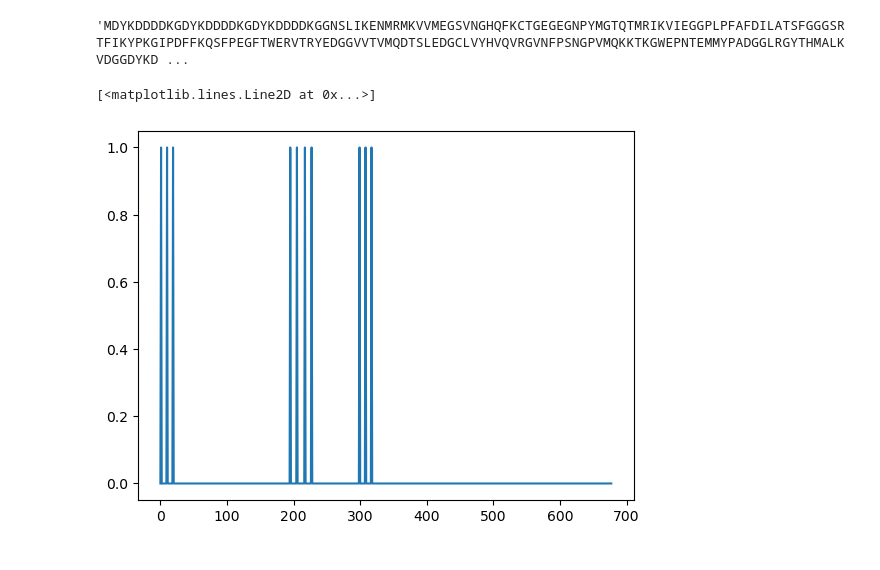
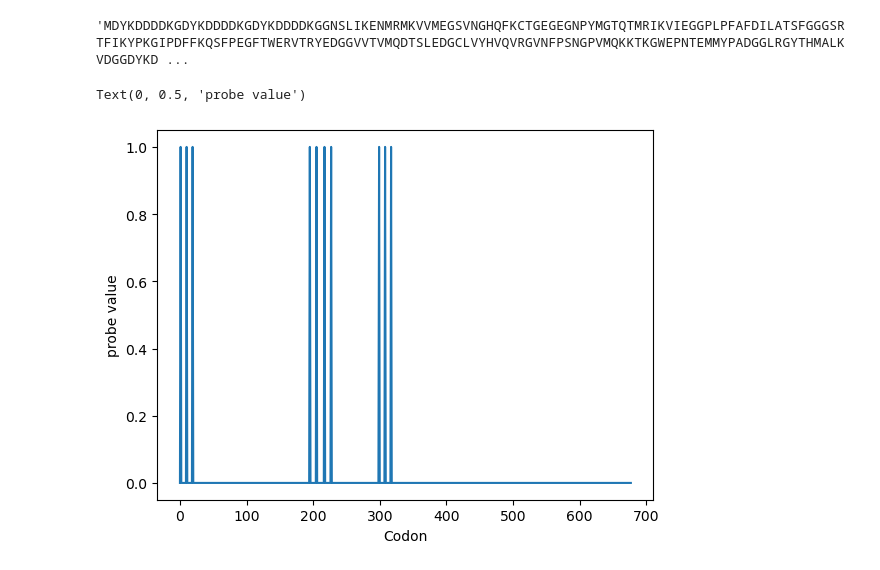
Before and after one commit to MunskyGroup/rSNAPsim, a Jupyter notebook: rsnapsim/interactive_notebooks/Example_Usage.ipynb, the cells around one changed output. Cells and saved outputs as stored; diff of their text form; code cells hidden in the pictures.

```diff
--- a/rsnapsim/interactive_notebooks/Example_Usage.ipynb
+++ b/rsnapsim/interactive_notebooks/Example_Usage.ipynb
@@ -198,9 +239,11 @@ tagged_CDS = rsnp.seqmanip.seq_to_CDS_obj(newseq)['0'][0]
 tagged_CDS.generate_3frame_tags()
 # %%
 plt.plot(tagged_CDS.probe_mat[0,:])
+plt.xlabel('Codon')
+plt.ylabel('probe value')
 # %% [output]
-[<matplotlib.lines.Line2D at 0x...>]
+Text(0, 0.5, 'probe value')
-[figure, old version]
+[figure, new version]
 # %%
 t = np.linspace(0,1000,10001)
 soln = rsnp.solver.solve_ssa(tagged_CDS, t)
```
Also changed, not shown: parts of 36 cells of this notebook, 4 other files.
